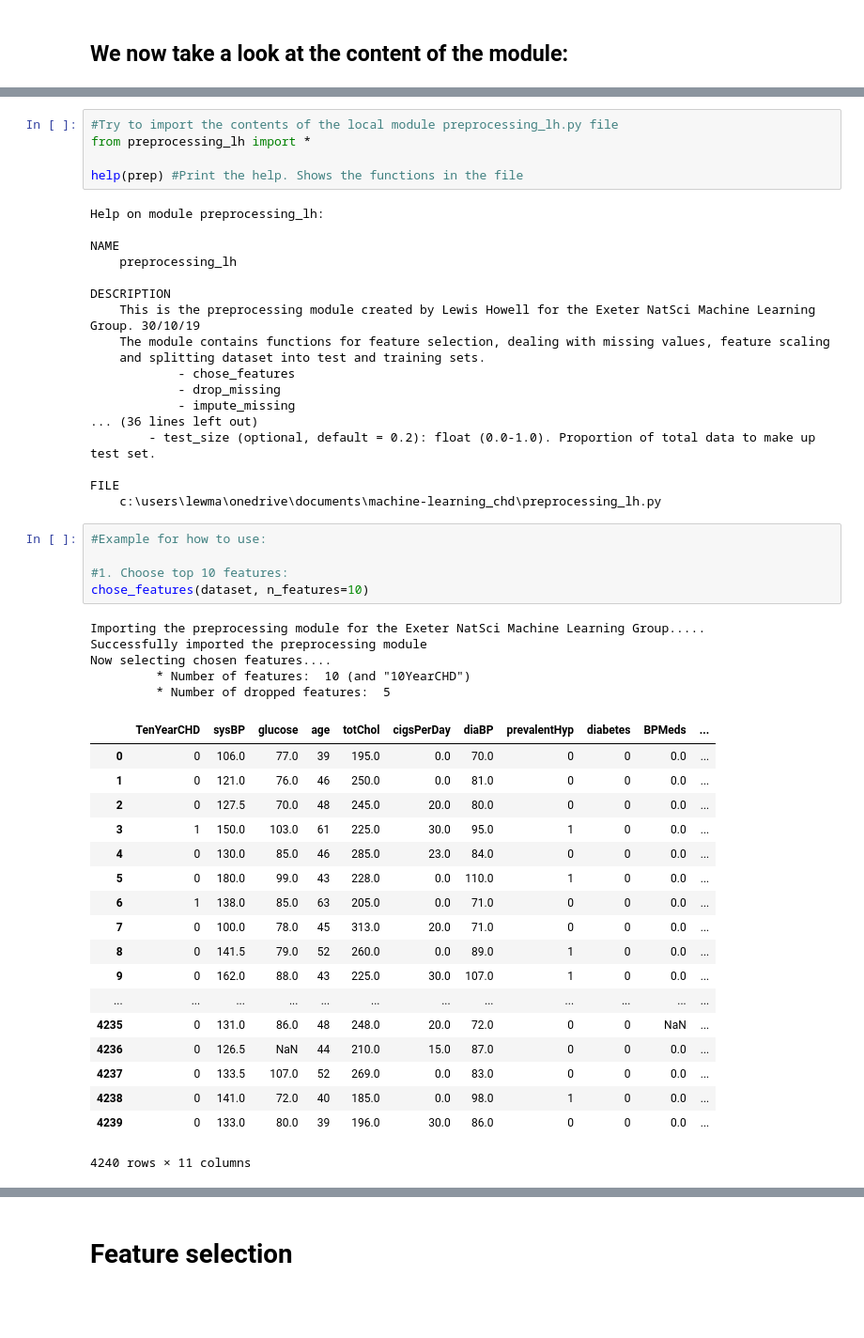
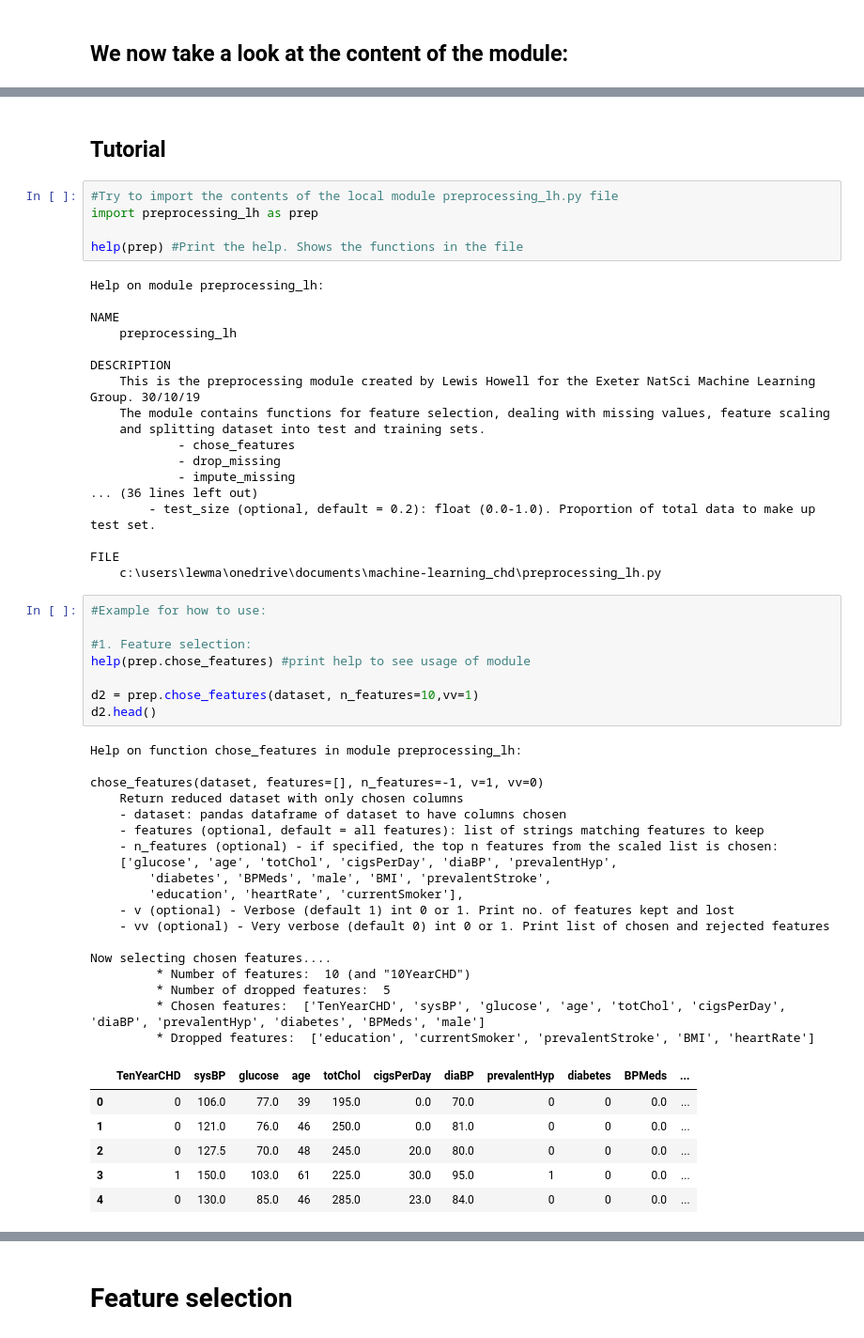
Before and after one commit to ljhowell/machine-learning_CHD, a Jupyter notebook: Pre-processing.ipynb, the cells around one changed output, grey strips where cells are left out. Shown at 94% size. Cells and saved outputs as stored; diff of their text form; blank space fills up the shorter version.

Commit message:
Fixed bug in preprocessing_lh module
Fixed bug resulting from modules missing within functions when importing using import preporocessing_lh

```diff
--- a/Pre-processing.ipynb
+++ b/Pre-processing.ipynb
@@ -59,6 +87,9 @@ def chose_features(dataset, features=dataset.columns, n_features = -1, v=1, vv =
+# %% [markdown]
+Tutorial
+--------------------
 # %%
 #Try to import the contents of the local module preprocessing_lh.py file
-from preprocessing_lh import *
+import preprocessing_lh as prep
 
 help(prep) #Print the help. Shows the functions in the file
 # %% [output]
@@ -82,29 +113,33 @@ FILE
 # %%
 #Example for how to use:
 
-#1. Choose top 10 features:
-chose_features(dataset, n_features=10)
+#1. Feature selection:
+help(prep.chose_features) #print help to see usage of module
+
+d2 = prep.chose_features(dataset, n_features=10,vv=1)
+d2.head()
 # %% [output]
-Importing the preprocessing module for the Exeter NatSci Machine Learning Group.....
-Successfully imported the preprocessing module
+Help on function chose_features in module preprocessing_lh:
+
+chose_features(dataset, features=[], n_features=-1, v=1, vv=0)
+    Return reduced dataset with only chosen columns
+    - dataset: pandas dataframe of dataset to have columns chosen
+    - features (optional, default = all features): list of strings matching features to keep
+    - n_features (optional) - if specified, the top n features from the scaled list is chosen:
+    ['glucose', 'age', 'totChol', 'cigsPerDay', 'diaBP', 'prevalentHyp',
+        'diabetes', 'BPMeds', 'male', 'BMI', 'prevalentStroke',
+        'education', 'heartRate', 'currentSmoker'],
+    - v (optional) - Verbose (default 1) int 0 or 1. Print no. of features kept and lost
+    - vv (optional) - Very verbose (default 0) int 0 or 1. Print list of chosen and rejected features
+
 Now selecting chosen features....
          * Number of features:  10 (and "10YearCHD")
          * Number of dropped features:  5
+         * Chosen features:  ['TenYearCHD', 'sysBP', 'glucose', 'age', 'totChol', 'cigsPerDay', 'diaBP', 'prevalentHyp', 'diabetes', 'BPMeds', 'male']
+         * Dropped features:  ['education', 'currentSmoker', 'prevalentStroke', 'BMI', 'heartRate']
 |  | TenYearCHD | sysBP | glucose | age | totChol | cigsPerDay | diaBP | prevalentHyp | diabetes | BPMeds | ... |
 | 0 | 0 | 106.0 | 77.0 | 39 | 195.0 | 0.0 | 70.0 | 0 | 0 | 0.0 | ... |
 | 1 | 0 | 121.0 | 76.0 | 46 | 250.0 | 0.0 | 81.0 | 0 | 0 | 0.0 | ... |
 | 2 | 0 | 127.5 | 70.0 | 48 | 245.0 | 20.0 | 80.0 | 0 | 0 | 0.0 | ... |
 | 3 | 1 | 150.0 | 103.0 | 61 | 225.0 | 30.0 | 95.0 | 1 | 0 | 0.0 | ... |
 | 4 | 0 | 130.0 | 85.0 | 46 | 285.0 | 23.0 | 84.0 | 0 | 0 | 0.0 | ... |
-| 5 | 0 | 180.0 | 99.0 | 43 | 228.0 | 0.0 | 110.0 | 1 | 0 | 0.0 | ... |
-| 6 | 1 | 138.0 | 85.0 | 63 | 205.0 | 0.0 | 71.0 | 0 | 0 | 0.0 | ... |
-| 7 | 0 | 100.0 | 78.0 | 45 | 313.0 | 20.0 | 71.0 | 0 | 0 | 0.0 | ... |
-| 8 | 0 | 141.5 | 79.0 | 52 | 260.0 | 0.0 | 89.0 | 1 | 0 | 0.0 | ... |
-| 9 | 0 | 162.0 | 88.0 | 43 | 225.0 | 30.0 | 107.0 | 1 | 0 | 0.0 | ... |
-| ... | ... | ... | ... | ... | ... | ... | ... | ... | ... | ... | ... |
-| 4235 | 0 | 131.0 | 86.0 | 48 | 248.0 | 20.0 | 72.0 | 0 | 0 | NaN | ... |
-| 4236 | 0 | 126.5 | NaN | 44 | 210.0 | 15.0 | 87.0 | 0 | 0 | 0.0 | ... |
-| 4237 | 0 | 133.5 | 107.0 | 52 | 269.0 | 0.0 | 83.0 | 0 | 0 | 0.0 | ... |
-| 4238 | 0 | 141.0 | 72.0 | 40 | 185.0 | 0.0 | 98.0 | 1 | 0 | 0.0 | ... |
-| 4239 | 0 | 133.0 | 80.0 | 39 | 196.0 | 30.0 | 86.0 | 0 | 0 | 0.0 | ... |
-4240 rows × 11 columns
```
Also changed, not shown: parts of 11 cells of this notebook, 1 other file.
